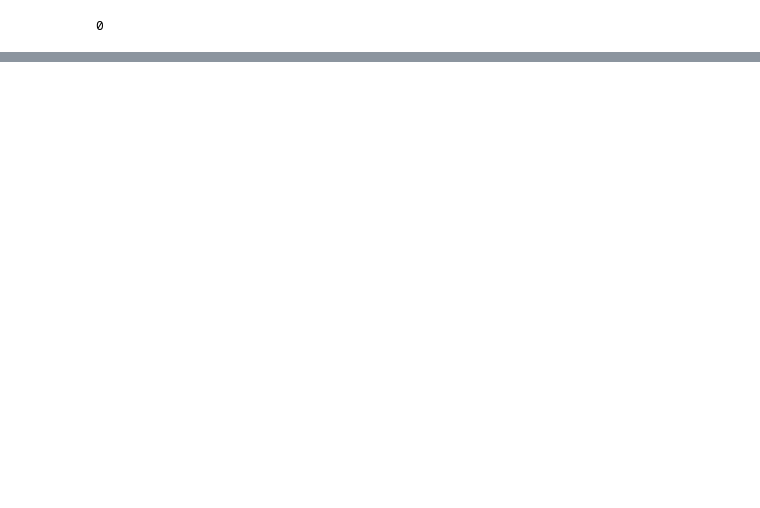
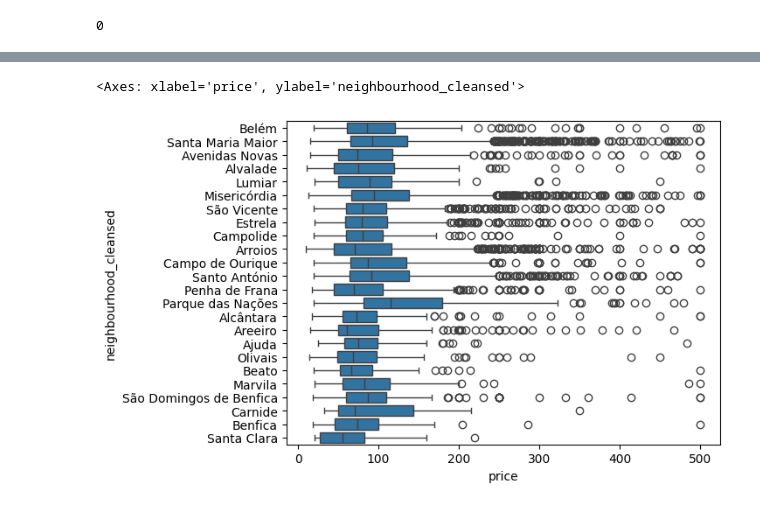
Before and after one commit to martacrf/airbnb, a Jupyter notebook: airbnbLisbon.ipynb, the cells around one changed output, grey strips where cells are left out. Drawn from its saved outputs; the diff is of its cells as text; code cells hidden in the pictures; blank space fills up the shorter version.

```diff
--- a/airbnbLisbon.ipynb
+++ b/airbnbLisbon.ipynb
@@ -237,0 +469,13 @@ listings.duplicated().sum()
+# %%
+# Exclude rows whose price is bigger than 3000, to exclude outliers:
+
+listings = listings[listings['price']<501]
+
+sns.boxplot(
+    listings,
+    x = "price",
+    y ="neighbourhood_cleansed",
+)
+# %% [output]
+<Axes: xlabel='price', ylabel='neighbourhood_cleansed'>
+[figure, added]
```
Also changed, not shown: parts of 33 cells of this notebook, 1 other file.
